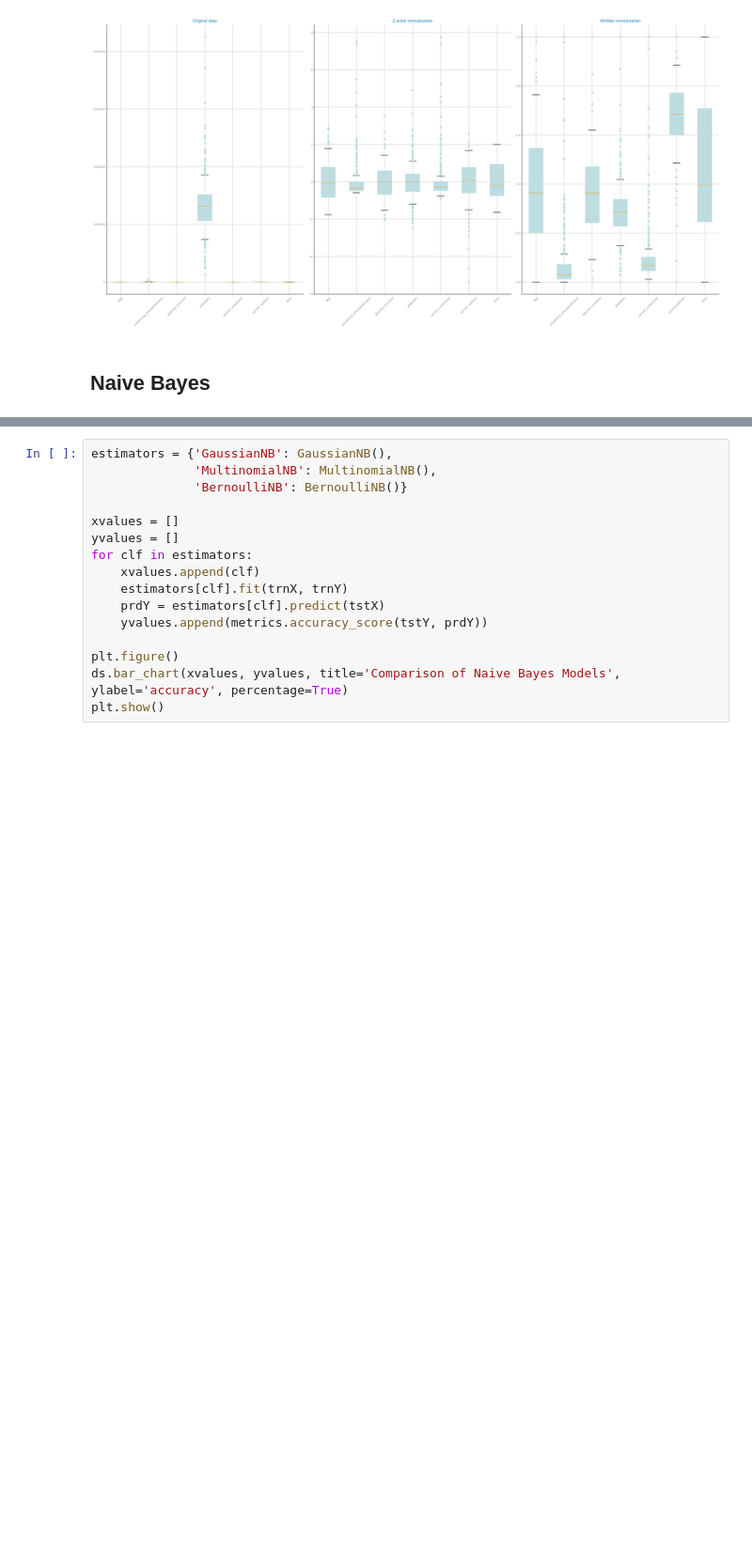
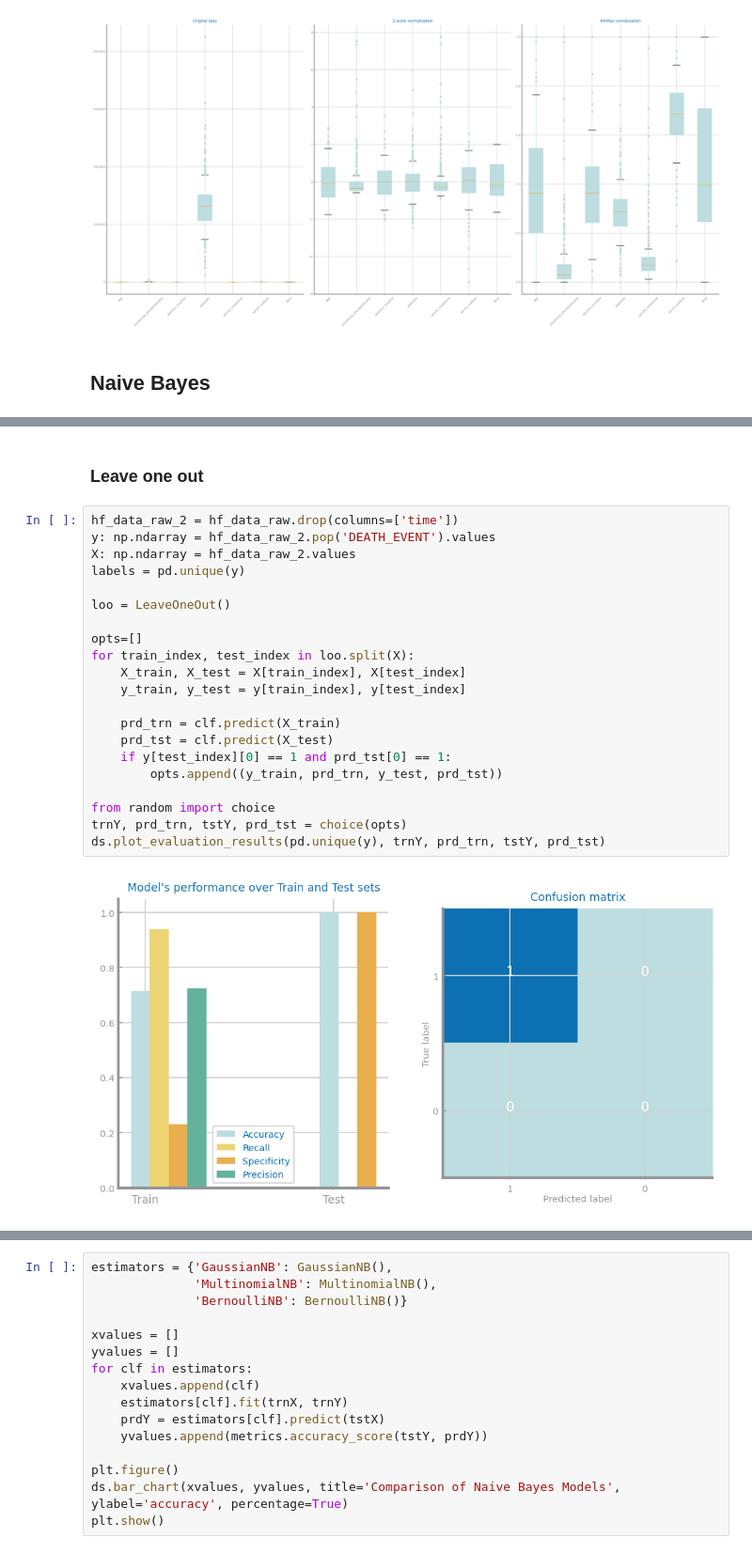
Before and after one commit to joaocmd/CD-Project, a Jupyter notebook: proj-1_lab3.ipynb, the cells around one changed output, grey strips where cells are left out. Shown: that part at 94% size. Drawn from its saved outputs; the diff is of its cells as text; blank space fills up the shorter version.

```diff
--- a/proj-1_lab3.ipynb
+++ b/proj-1_lab3.ipynb
@@ -67,0 +67,25 @@ ds.plot_evaluation_results(pd.unique(y), trnY, prd_trn, tstY, prd_tst)
+# %% [markdown]
+### Leave one out
+# %%
+hf_data_raw_2 = hf_data_raw.drop(columns=['time'])
+y: np.ndarray = hf_data_raw_2.pop('DEATH_EVENT').values
+X: np.ndarray = hf_data_raw_2.values
+labels = pd.unique(y)
+
+loo = LeaveOneOut()
+
+opts=[]
+for train_index, test_index in loo.split(X):
+    X_train, X_test = X[train_index], X[test_index]
+    y_train, y_test = y[train_index], y[test_index]
+
+    prd_trn = clf.predict(X_train)
+    prd_tst = clf.predict(X_test)
+    if y[test_index][0] == 1 and prd_tst[0] == 1:
+        opts.append((y_train, prd_trn, y_test, prd_tst))
+
+from random import choice
+trnY, prd_trn, tstY, prd_tst = choice(opts)
+ds.plot_evaluation_results(pd.unique(y), trnY, prd_trn, tstY, prd_tst)
+# %% [output]
+[figure, added]
```
Also changed, not shown: parts of 5 cells of this notebook.
